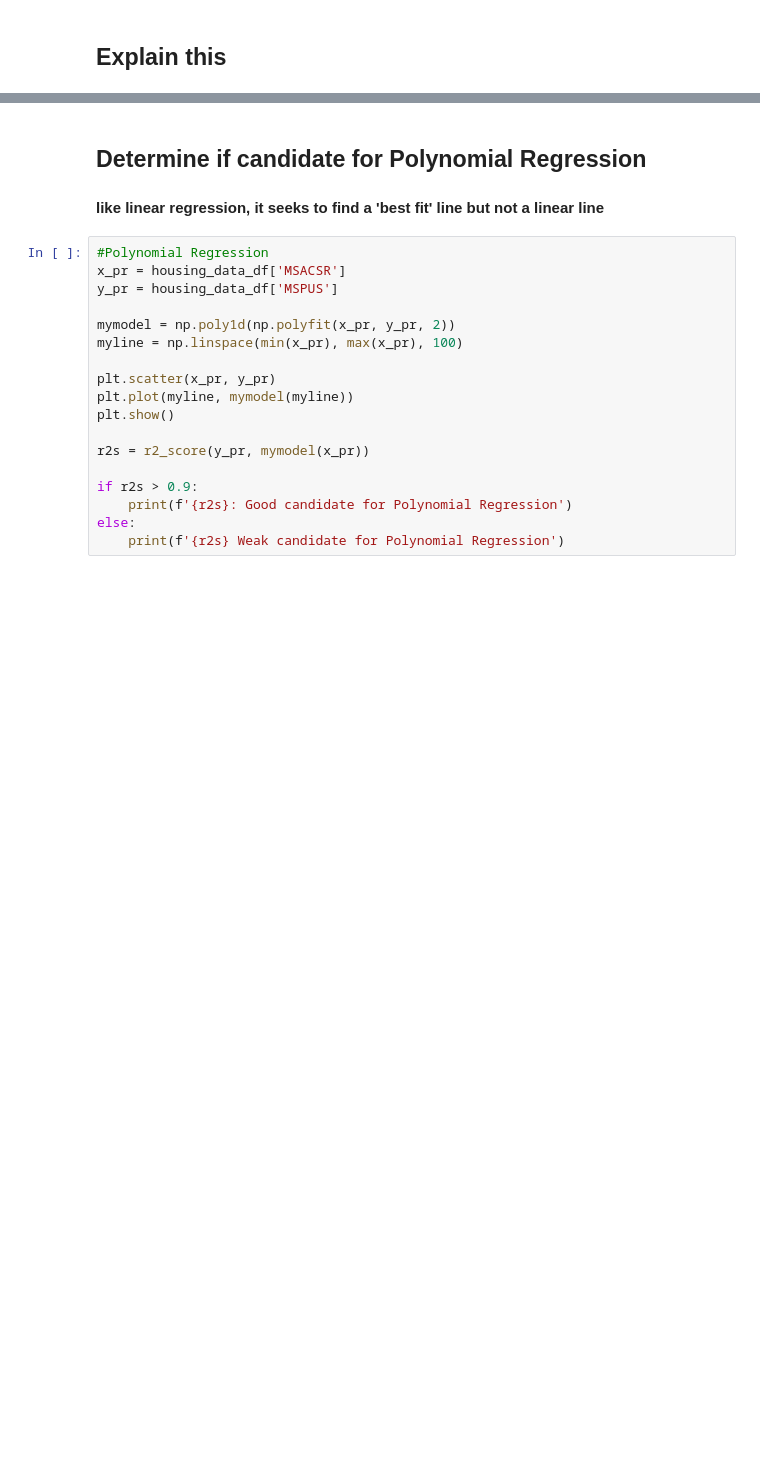
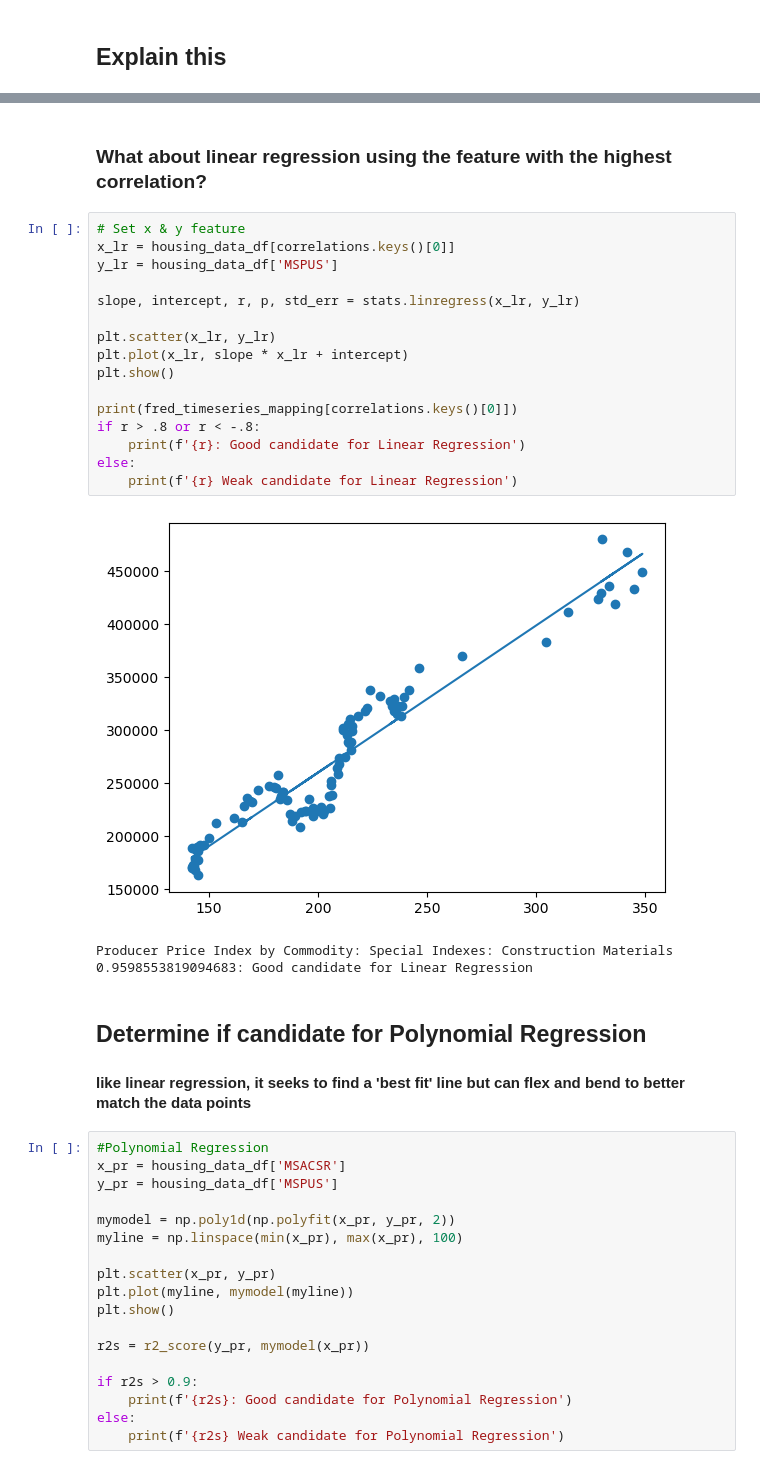
Before and after one commit to EvanGrillo/nu-fin-project2, a Jupyter notebook: notebooks/housing_predictions.ipynb, the cells around one changed output, grey strips where cells are left out. Drawn from its saved outputs; the diff is of its cells as text; blank space fills up the shorter version.

```diff
--- a/notebooks/housing_predictions.ipynb
+++ b/notebooks/housing_predictions.ipynb
@@ -226,10 +236,32 @@ else:
 # %% [output]
 [figure]
 0.21782562588367504 Weak candidate for Linear Regression
+# %% [markdown]
+### What about linear regression using the feature with the highest correlation?
+# %%
+# Set x & y feature
+x_lr = housing_data_df[correlations.keys()[0]]
+y_lr = housing_data_df['MSPUS']
+
+slope, intercept, r, p, std_err = stats.linregress(x_lr, y_lr)
+
+plt.scatter(x_lr, y_lr)
+plt.plot(x_lr, slope * x_lr + intercept)
+plt.show()
+
+print(fred_timeseries_mapping[correlations.keys()[0]])
+if r > .8 or r < -.8:
+    print(f'{r}: Good candidate for Linear Regression')
+else:
+    print(f'{r} Weak candidate for Linear Regression')
+# %% [output]
+[figure, added]
+Producer Price Index by Commodity: Special Indexes: Construction Materials
+0.9598553819094683: Good candidate for Linear Regression
 # %% [markdown]
 ## Determine if candidate for Polynomial Regression
 
-#### like linear regression, it seeks to find a 'best fit' line but not a linear line
+#### like linear regression, it seeks to find a 'best fit' line but can flex and bend to better match the data points
 # %%
 #Polynomial Regression
 x_pr = housing_data_df['MSACSR']
```
Also changed, not shown: parts of 33 cells of this notebook, 1 other file.
